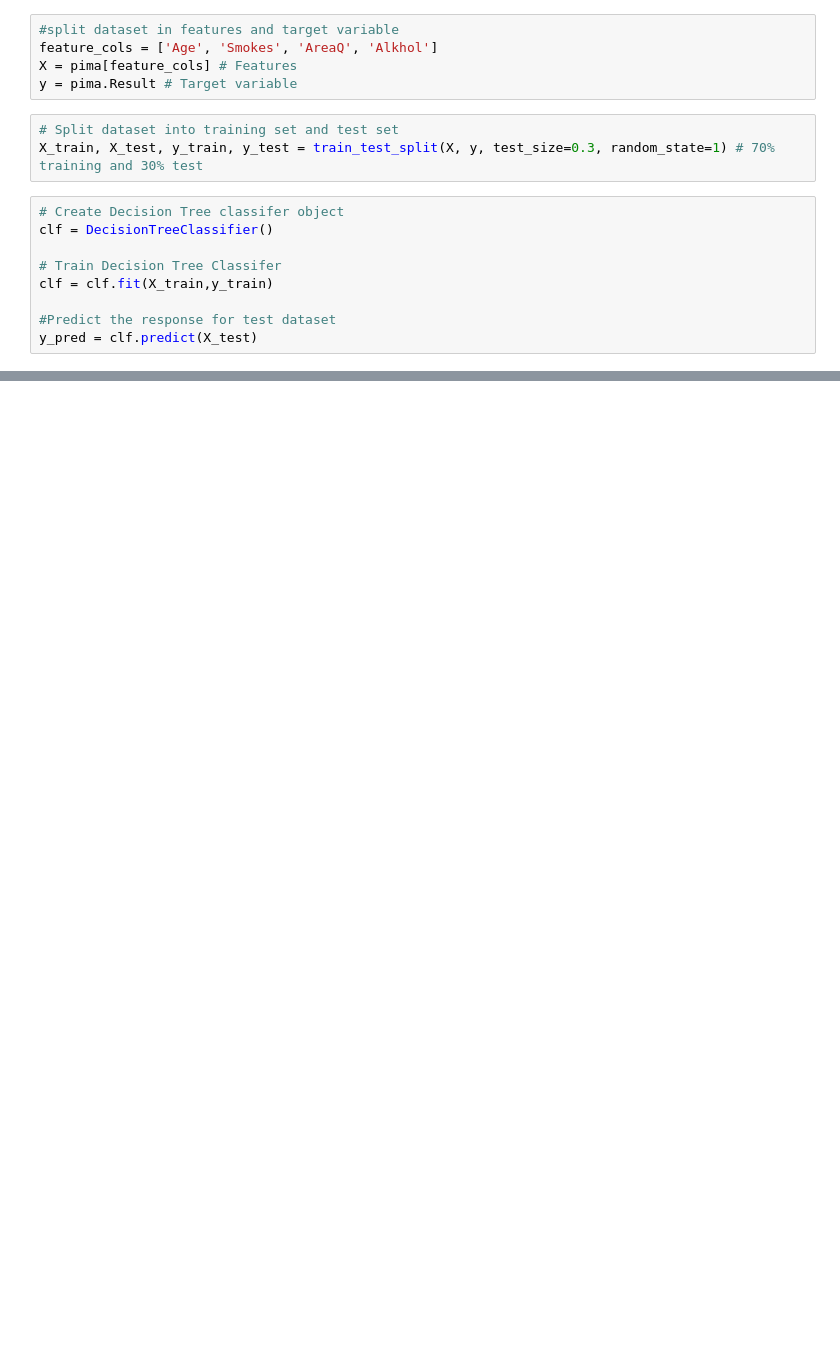
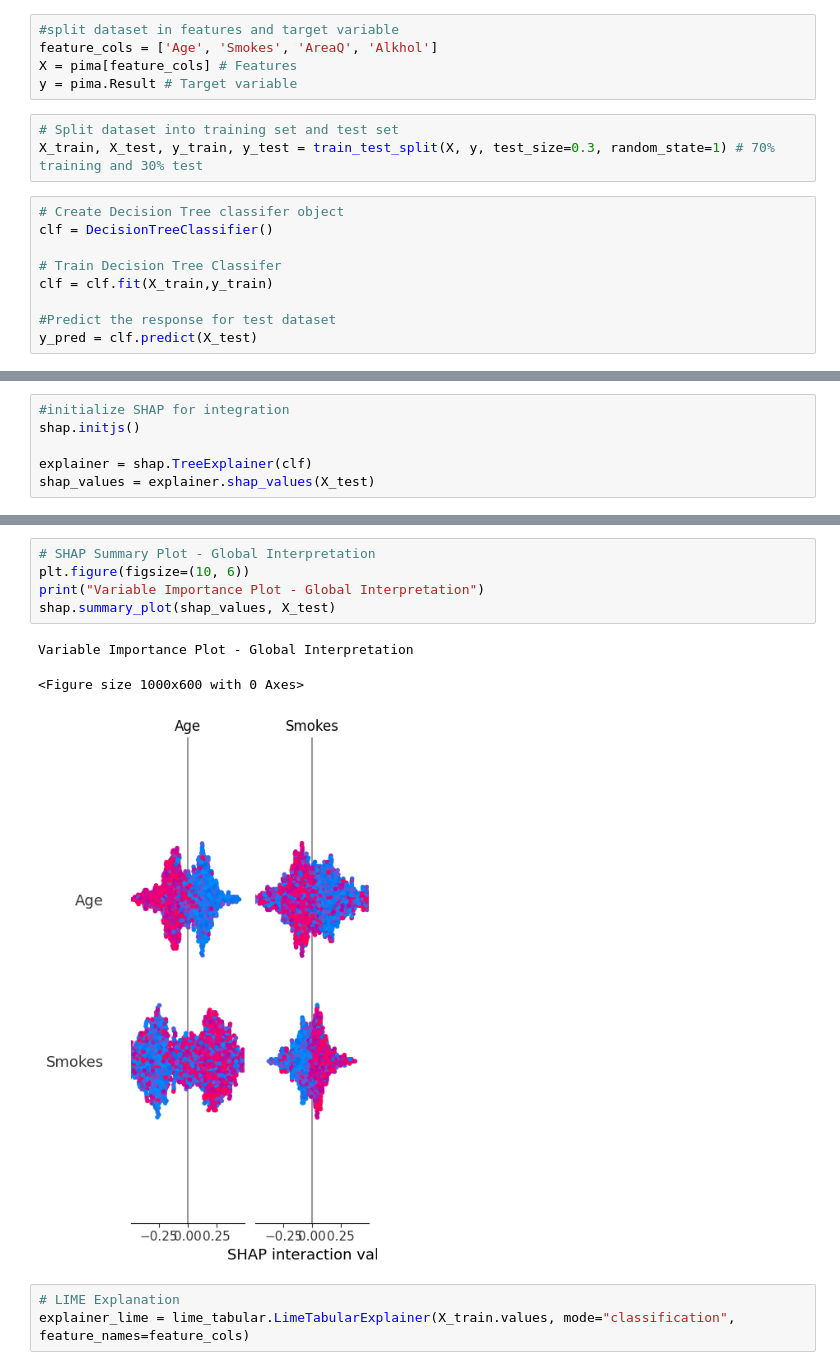
Before and after one commit to pranav-112/Machine-Learning-Algorithm-Analyzer-, a Jupyter notebook: decisionTree_Lung (1).ipynb, the cells around one changed output, grey strips where cells are left out. Cells and saved outputs as stored; diff of their text form; blank space fills up the shorter version.

```diff
--- a/decisionTree_Lung (1).ipynb
+++ b/decisionTree_Lung (1).ipynb
@@ -97,0 +64,6 @@ plt.show()
+# %%
+#initialize SHAP for integration
+shap.initjs()
+
+explainer = shap.TreeExplainer(clf)
+shap_values = explainer.shap_values(X_test)
@@ -97,0 +72,12 @@ plt.show()
+# %%
+# SHAP Summary Plot - Global Interpretation
+plt.figure(figsize=(10, 6))
+print("Variable Importance Plot - Global Interpretation")
+shap.summary_plot(shap_values, X_test)
+# %% [output]
+Variable Importance Plot - Global Interpretation
+<Figure size 1000x600 with 0 Axes>
+[figure, added]
+# %%
+# LIME Explanation
+explainer_lime = lime_tabular.LimeTabularExplainer(X_train.values, mode="classification", feature_names=feature_cols)
```
Also changed, not shown: parts of 12 cells of this notebook, 3 other files.
